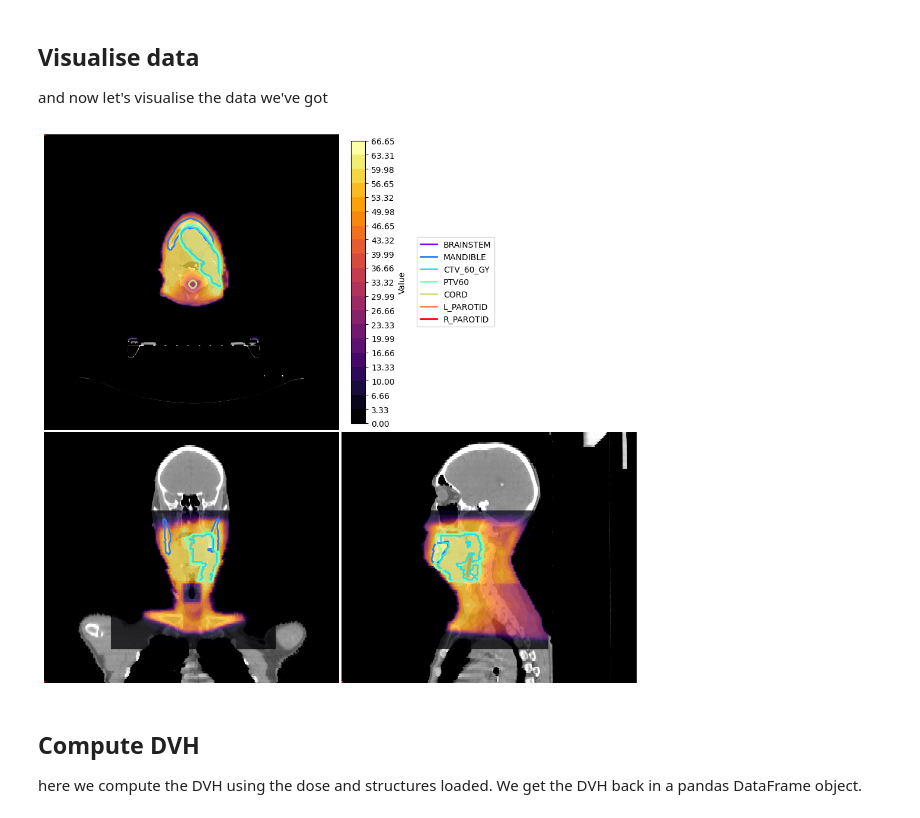
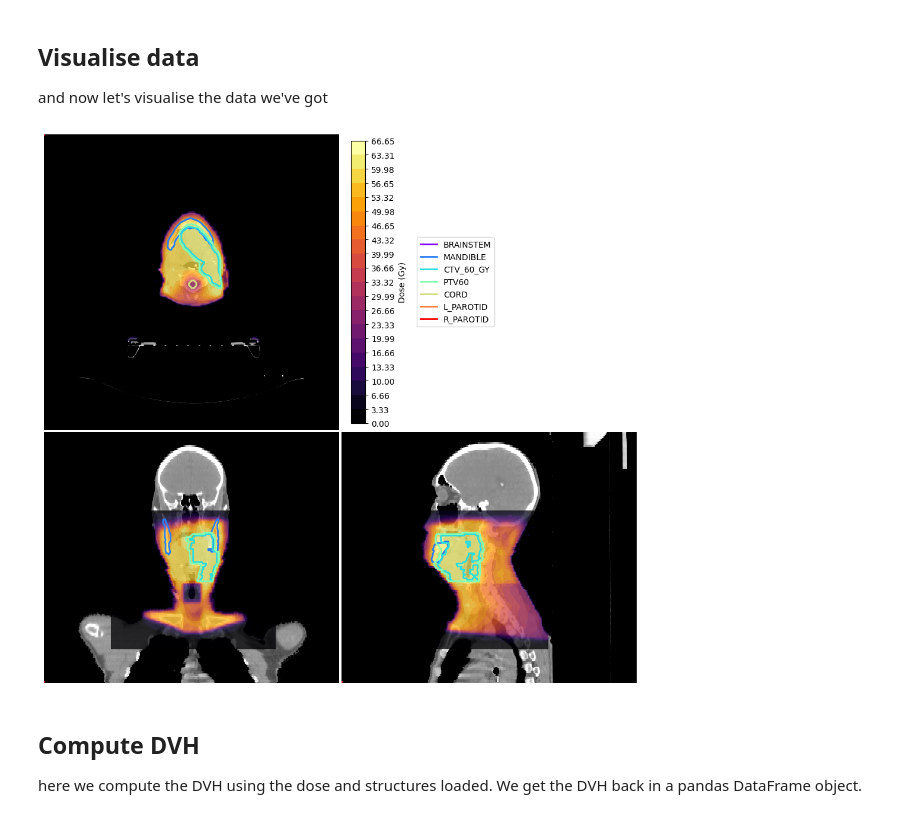
Before and after one commit to pyplati/platipy, a Jupyter notebook: _examples/dvh_analysis.ipynb, the cells around one changed output. Drawn from its saved outputs; the diff is of its cells as text; code cells hidden in the pictures.

```diff
--- a/_examples/dvh_analysis.ipynb
+++ b/_examples/dvh_analysis.ipynb
@@ -52,12 +53,12 @@ and now let's visualise the data we've got
 # %%
 vis = ImageVisualiser(ct_image, cut=get_com(structures["PTV60"]))
 
-vis.add_scalar_overlay(dose, discrete_levels=20, colormap=plt.cm.get_cmap("inferno"))
+vis.add_scalar_overlay(dose, discrete_levels=20, colormap=plt.cm.get_cmap("inferno"), name="Dose (Gy)")
 vis.add_contour(structures)
 
 fig = vis.show()
 # %% [output]
-[figure, old version]
+[figure, new version]
 # %% [markdown]
 ## Compute DVH
 
```
Also changed, not shown: parts of 9 cells of this notebook, 38 other files.
